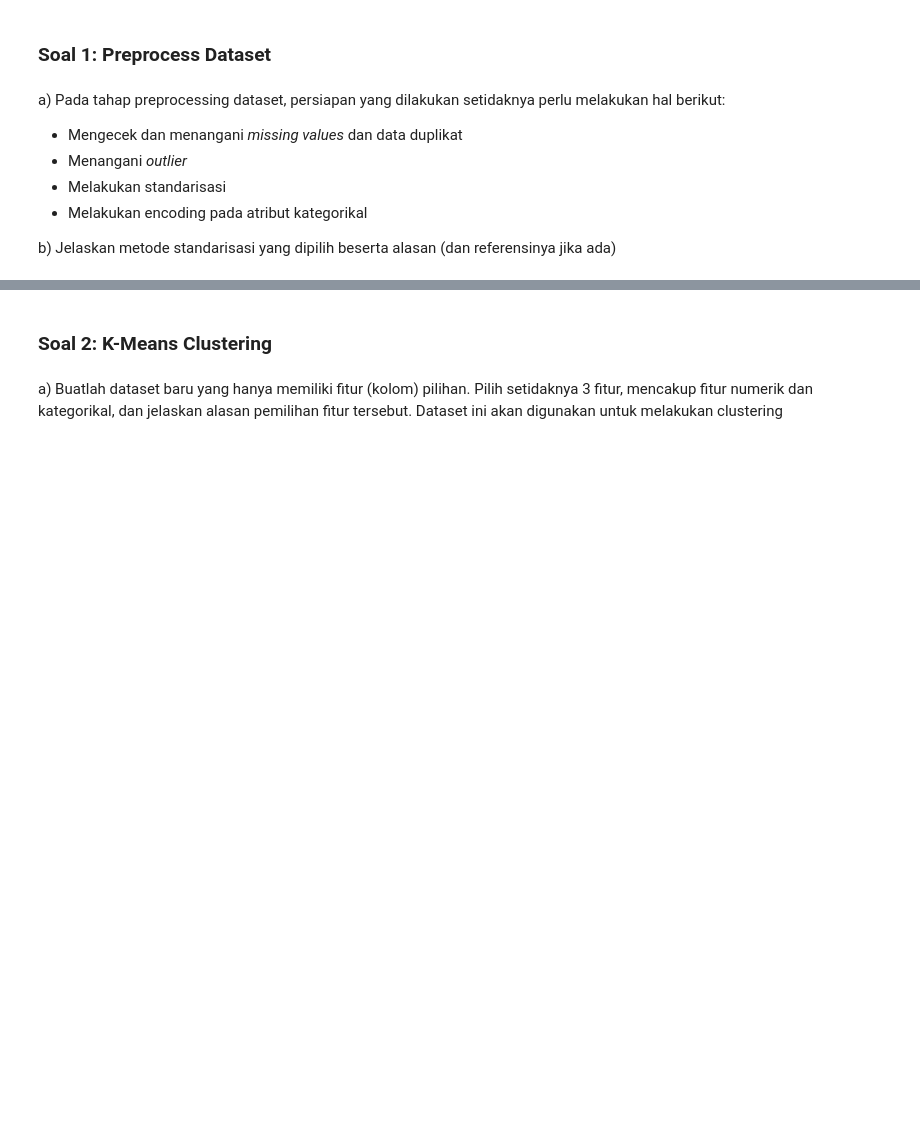
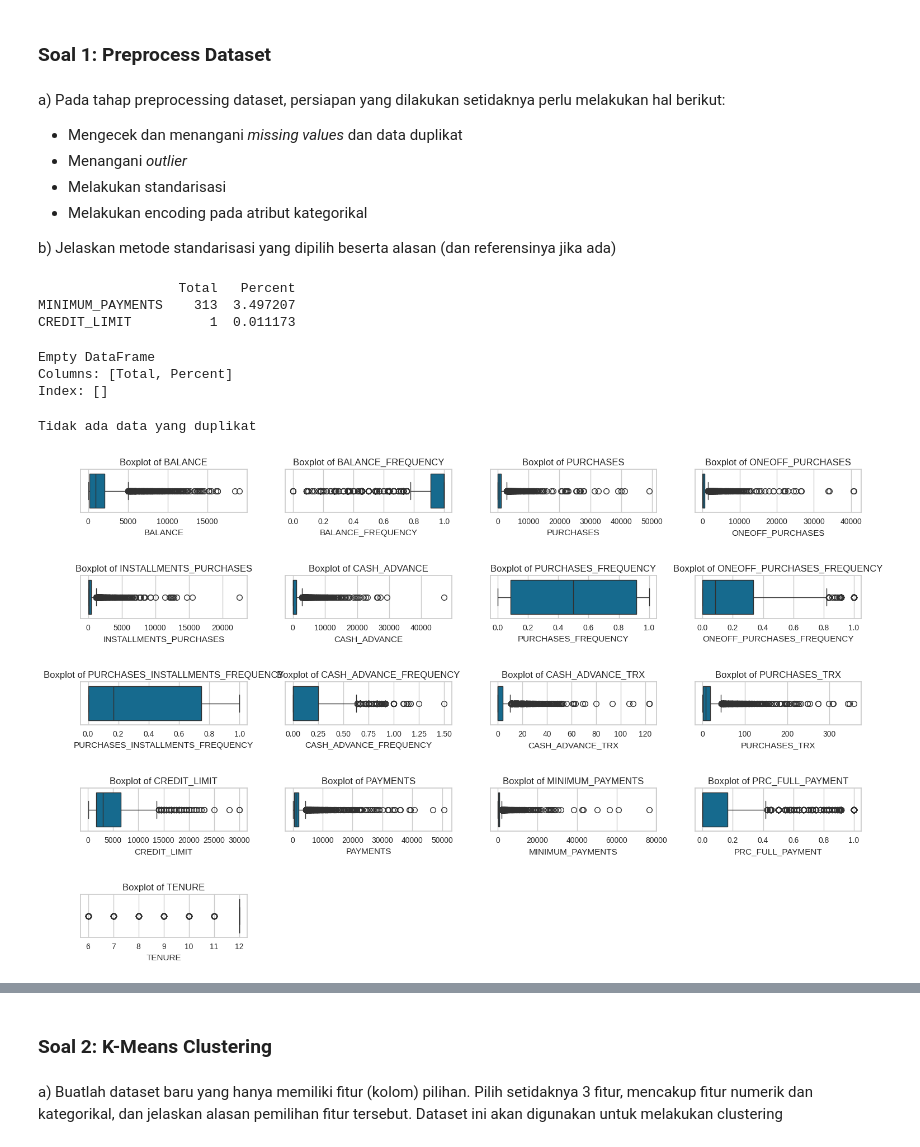
Before and after one commit to farrelayman09/lab-kasdad-8, a Jupyter notebook: Soal Lab 8.ipynb, the cells around one changed output, grey strips where cells are left out. Saved outputs shown, nothing was run; the diff lists cells and outputs as text; code cells hidden in the pictures; blank space fills up the shorter version.

```diff
--- a/Soal Lab 8.ipynb
+++ b/Soal Lab 8.ipynb
@@ -408,3 +430,7 @@ plt.show()
 > Data diambil dari [https://www.kaggle.com/datasets/arjunbhasin2013/ccdata](https://www.kaggle.com/datasets/arjunbhasin2013/ccdata)
 # %%
 # load dataset
+url = "https://raw.githubusercontent.com/farrelayman09/lab-kasdad-8/master/CC%20GENERAL.csv"
+
+cc_df = pd.read_csv(url)
+cc_df.head()
@@ -414,0 +478,4 @@ plt.show()
+# %%
+# drop id
+cc_df = cc_df.drop('CUST_ID', axis=1)
+cc_df.head()
@@ -424,5 +498,73 @@ a) Pada tahap preprocessing dataset, persiapan yang dilakukan setidaknya perlu m
 b) Jelaskan metode standarisasi yang dipilih beserta alasan (dan referensinya jika ada)
 # %%
 # handle missing values and duplicate
+
+# mengecek missing value
+def cek_null(df):
+    col_na = df.isnull().sum().sort_values(ascending=False)
+    percent = col_na / len(df) * 100
+
+    missing_data = pd.concat([col_na, percent], axis=1, keys=['Total', 'Percent'])
+    print(missing_data[missing_data['Total'] > 0])
+
+cek_null(cc_df)
+# %% [output]
+                  Total   Percent
+MINIMUM_PAYMENTS    313  3.497207
+CREDIT_LIMIT          1  0.011173
+# %%
+# karena jumlah null value kecil, kita drop
+cc_df = cc_df.dropna()
+cek_null(cc_df)
+# %% [output]
+Empty DataFrame
+Columns: [Total, Percent]
+Index: []
+# %%
+# mengecek duplicate
+def cek_duplikat(df):
+  data_duplicate = df.duplicated()
+  duplicate_arr = df[data_duplicate]
+
+  if (duplicate_arr.shape[0] > 0):
+    print("Terdapat", duplicate_arr.shape[0], "pasang data yang duplikat")
+    print("Berikut ini data yang duplikat: ")
+    display(duplicate_arr)
+
+  else:
+    print("Tidak ada data yang duplikat")
+
+cek_duplikat(cc_df)
+# %% [output]
+Tidak ada data yang duplikat
 # %%
 # handle outlier
+def show_boxplot(df):
+    numeric_types = ['int16', 'int32', 'int64', 'float16', 'float32', 'float64']
+    numeric_columns = df.select_dtypes(include=numeric_types).columns
+
+    max_boxplots_per_row = 4
+    num_numeric_cols = len(numeric_columns)
+
+    # Calculate the number of rows needed
+    num_rows = (num_numeric_cols // max_boxplots_per_row) + (1 if num_numeric_cols % max_boxplots_per_row > 0 else 0)
+
+    # Create subplots
+    fig, axes = plt.subplots(nrows=num_rows, ncols=max_boxplots_per_row, figsize=(15, 2 * num_rows))
+    axes = axes.flatten()
+
+    # Create a boxplot for each numeric column
+    for ax, column in zip(axes, numeric_columns):
+        sns.boxplot(x=df[column], ax=ax)
+        ax.set_title(f'Boxplot of {column}')
+
+    # Hide unused subplots
+    for ax in axes[num_numeric_cols:]:
+        ax.set_visible(False)
+
+    plt.tight_layout(pad=3)
+    plt.show()
+
+show_boxplot(cc_df)
+# %% [output]
+[figure, added]
```
Also changed, not shown: parts of 41 cells of this notebook.
